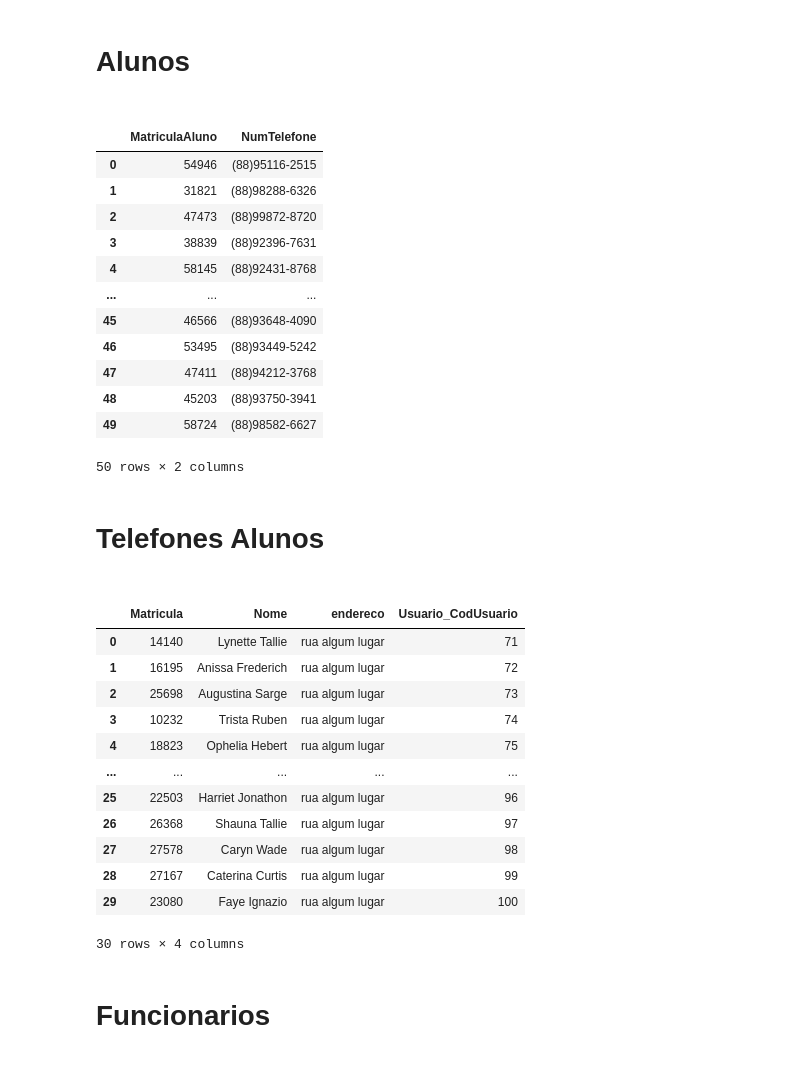
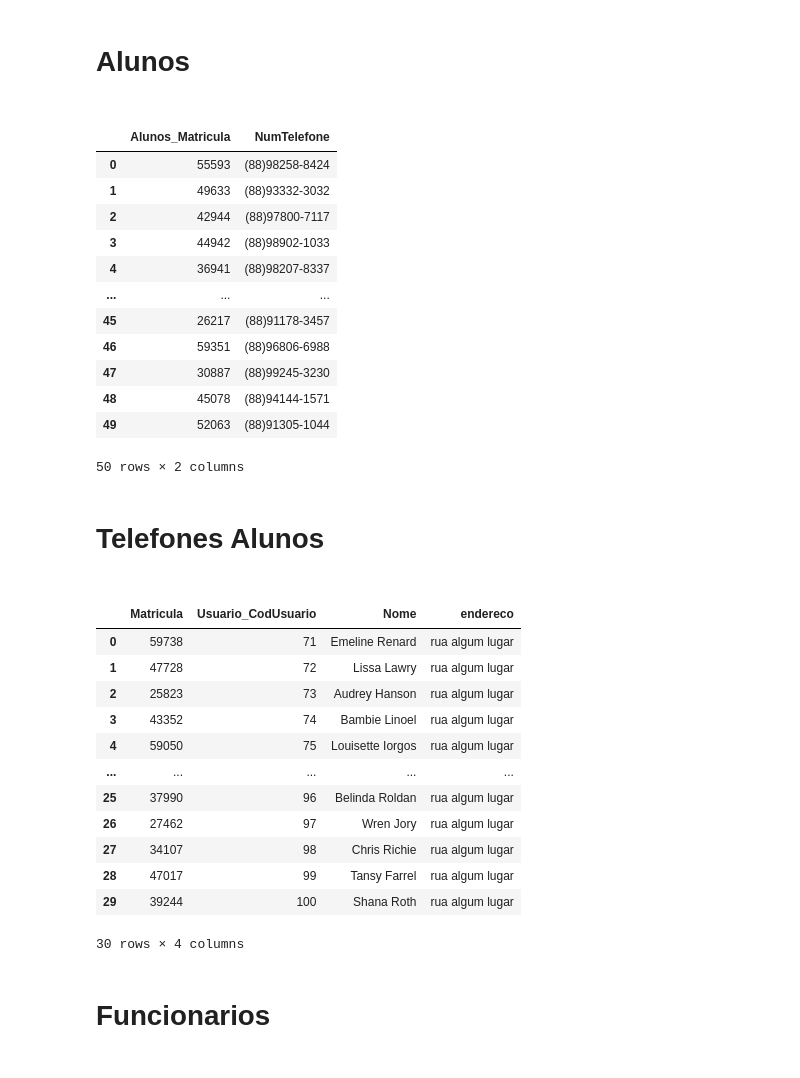
Before and after one commit to nitsuboy/TrabalhoBD-2023_1-Equipe-499142, a Jupyter notebook: gerador/tabelas.ipynb, the cells around one changed output. Drawn from its saved outputs; the diff is of its cells as text; code cells hidden in the pictures.

```diff
--- a/gerador/tabelas.ipynb
+++ b/gerador/tabelas.ipynb
@@ -11,5 +11,8 @@ ct = ct.loc[ct['Material type'] == "Book"]
 # %%
-b = ct[["ISBN", "Title","Date of Publication","Name of Publisher","Authors"]].head(2000).reset_index(drop=True)
-fn = pd.read_csv("data/pnomes.csv",encoding='UTF-8',encoding_errors='replace')["pnome"]
-ln = pd.read_csv("data/snomes.csv",encoding='UTF-8',encoding_errors='replace')["snome"]
-un = pd.read_csv("data/usuarios.csv",encoding='UTF-8',encoding_errors='replace')["user"]
+b = ct[["ISBN", "Title","Date of Publication","Name of Publisher","Authors"]].sample(n = 100).reset_index(drop=True)
+fn = pd.read_csv("input/pnomes.csv",encoding="UTF-8",encoding_errors="replace")["pnome"]
+ln = pd.read_csv("input/snomes.csv",encoding="UTF-8",encoding_errors="replace")["snome"]
+un = pd.read_csv("input/usuarios.csv",encoding="UTF-8",encoding_errors="replace")["user"]
+cc = pd.read_csv("input/cc.csv",encoding="UTF-8",encoding_errors="replace")["alpha-2"]
+cu = pd.read_csv("input/cursos.csv",encoding="UTF-8",encoding_errors="replace")["curso"]
+ca = pd.read_csv("input/categorias.csv",encoding="UTF-8",encoding_errors="replace")["categoria"]
@@ -54,21 +74,21 @@ a
 # %% [markdown]
 <h1>Alunos<h1>
 # %%
-at = gg.telefones("MatriculaAluno",a)
+at = gg.telefones("Alunos_Matricula",a)
 at
 # %% [output]
-|  | MatriculaAluno | NumTelefone |
-| 0 | 54946 | (88)95116-2515 |
-| 1 | 31821 | (88)98288-6326 |
-| 2 | 47473 | (88)99872-8720 |
-| 3 | 38839 | (88)92396-7631 |
-| 4 | 58145 | (88)92431-8768 |
+|  | Alunos_Matricula | NumTelefone |
+| 0 | 55593 | (88)98258-8424 |
+| 1 | 49633 | (88)93332-3032 |
+| 2 | 42944 | (88)97800-7117 |
+| 3 | 44942 | (88)98902-1033 |
+| 4 | 36941 | (88)98207-8337 |
 | ... | ... | ... |
-| 45 | 46566 | (88)93648-4090 |
-| 46 | 53495 | (88)93449-5242 |
-| 47 | 47411 | (88)94212-3768 |
-| 48 | 45203 | (88)93750-3941 |
-| 49 | 58724 | (88)98582-6627 |
+| 45 | 26217 | (88)91178-3457 |
+| 46 | 59351 | (88)96806-6988 |
+| 47 | 30887 | (88)99245-3230 |
+| 48 | 45078 | (88)94144-1571 |
+| 49 | 52063 | (88)91305-1044 |
 50 rows × 2 columns
 # %% [markdown]
 <h1>Telefones Alunos<h1>
@@ -77,18 +97,18 @@ f = gg.funcionario(u,fn,ln)
 u += len(f.index)
 f
 # %% [output]
-|  | Matricula | Nome | endereco | Usuario_CodUsuario |
-| 0 | 14140 | Lynette Tallie | rua algum lugar | 71 |
-| 1 | 16195 | Anissa Frederich | rua algum lugar | 72 |
-| 2 | 25698 | Augustina Sarge | rua algum lugar | 73 |
-| 3 | 10232 | Trista Ruben | rua algum lugar | 74 |
-| 4 | 18823 | Ophelia Hebert | rua algum lugar | 75 |
+|  | Matricula | Usuario_CodUsuario | Nome | endereco |
+| 0 | 59738 | 71 | Emeline Renard | rua algum lugar |
+| 1 | 47728 | 72 | Lissa Lawry | rua algum lugar |
+| 2 | 25823 | 73 | Audrey Hanson | rua algum lugar |
+| 3 | 43352 | 74 | Bambie Linoel | rua algum lugar |
+| 4 | 59050 | 75 | Louisette Iorgos | rua algum lugar |
 | ... | ... | ... | ... | ... |
-| 25 | 22503 | Harriet Jonathon | rua algum lugar | 96 |
-| 26 | 26368 | Shauna Tallie | rua algum lugar | 97 |
-| 27 | 27578 | Caryn Wade | rua algum lugar | 98 |
-| 28 | 27167 | Caterina Curtis | rua algum lugar | 99 |
-| 29 | 23080 | Faye Ignazio | rua algum lugar | 100 |
+| 25 | 37990 | 96 | Belinda Roldan | rua algum lugar |
+| 26 | 27462 | 97 | Wren Jory | rua algum lugar |
+| 27 | 34107 | 98 | Chris Richie | rua algum lugar |
+| 28 | 47017 | 99 | Tansy Farrel | rua algum lugar |
+| 29 | 39244 | 100 | Shana Roth | rua algum lugar |
 30 rows × 4 columns
 # %% [markdown]
 <h1>Funcionarios<h1>
```
Also changed, not shown: parts of 14 cells of this notebook, 10 other files.
